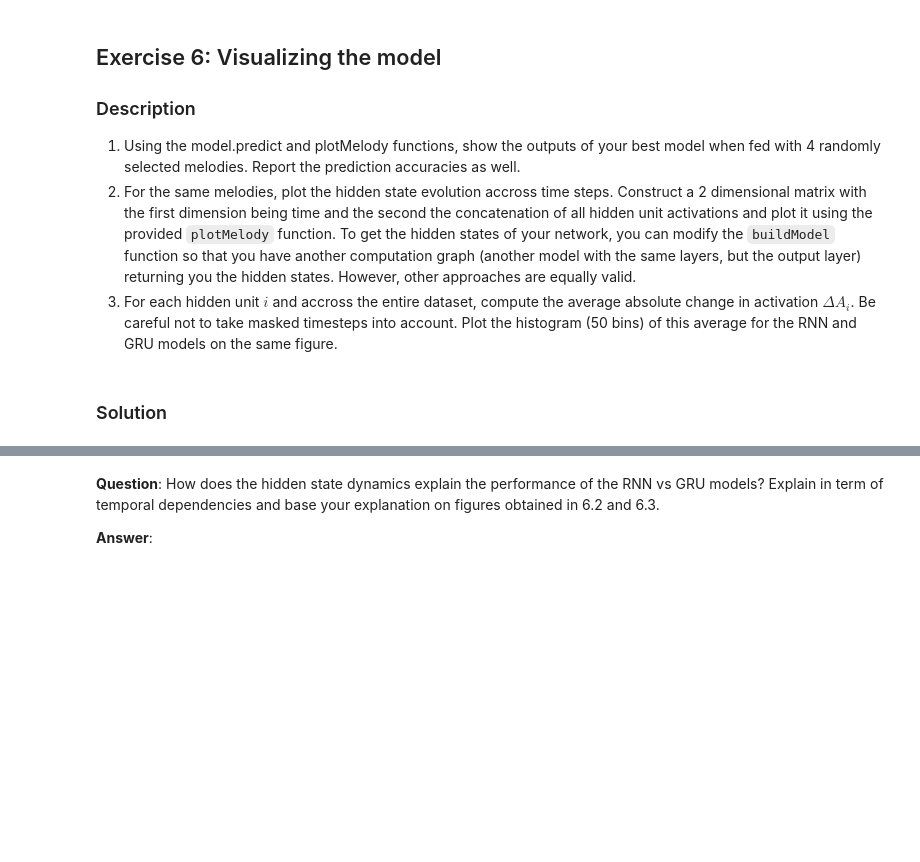
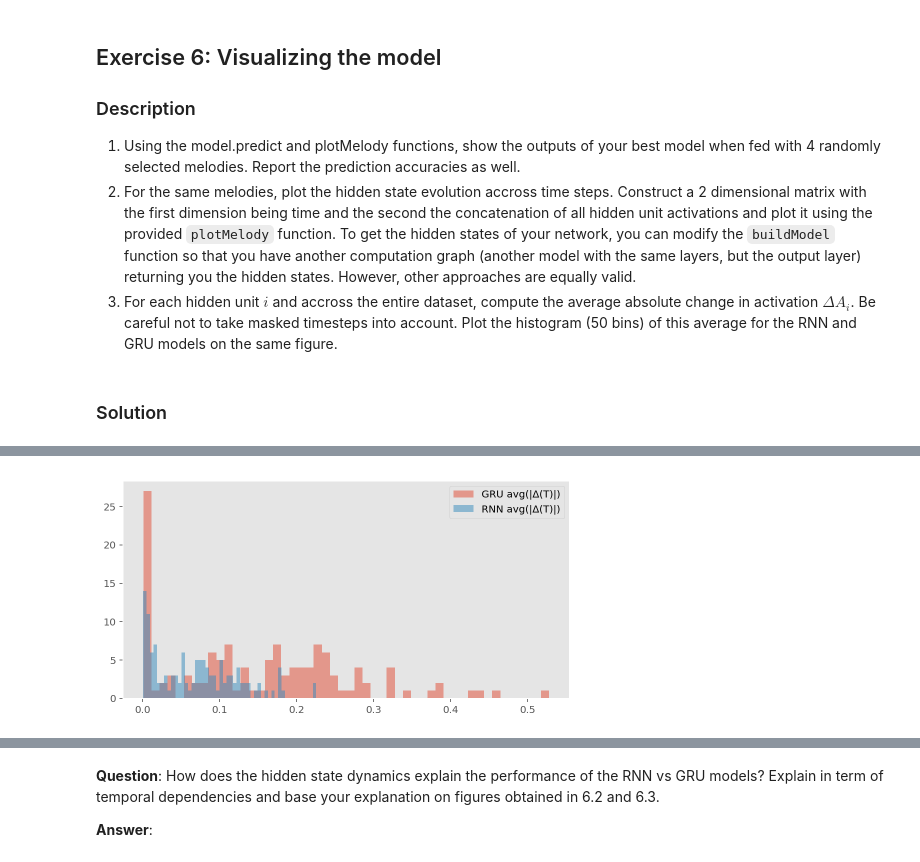
Before and after one commit to lggoch/ANN, a Jupyter notebook: miniproject2/lucas_miniproject2.ipynb, the cells around one changed output, grey strips where cells are left out. Saved outputs shown, nothing was run; the diff lists cells and outputs as text; code cells hidden in the pictures; blank space fills up the shorter version.

```diff
--- a/miniproject2/lucas_miniproject2.ipynb
+++ b/miniproject2/lucas_miniproject2.ipynb
@@ -835,0 +805,25 @@ writeMIDI(np.argmax(one_hot_pred_p,axis=1),np.argmax(one_hot_pred_t,axis = 1),{"
+# %%
+def avg_abs_change(hidden_states_preds):
+    bp = []
+    for i in range(len(hidden_states_preds)):
+        m = hidden_states_preds[i]
+        mt = np.array(m).T
+        diff = np.subtract(mt[:,:-1],mt[:,1:])
+        mean = np.mean(np.abs(diff), axis = 1)
+        bp.append(mean)
+    return np.mean(bp, axis=0)
+# %%
+big_pred = GRUmodel_w_o_output.predict({"XP": XP,"XT": XT})
+big_pred_1 = RNNmodel_w_o_output.predict({"XP": XP,"XT": XT})
+# %%
+gru_avg_abs_T = avg_abs_change(big_pred[0])
+gru_avg_abs_P = avg_abs_change(big_pred[1])
+rnn_avg_abs_T = avg_abs_change(big_pred_1[0])
+rnn_avg_abs_P = avg_abs_change(big_pred_1[1])
+# %%
+plt.hist(gru_avg_abs_T,bins = 50,alpha = 0.5, label="GRU avg(|Δ(T)|)")
+plt.hist(rnn_avg_abs_T,bins = 50, alpha = 0.5, label="RNN avg(|Δ(T)|)")
+plt.legend(loc = "upper right")
+plt.show()
+# %% [output]
+[figure, added]
```
Also changed, not shown: parts of 34 cells of this notebook.
